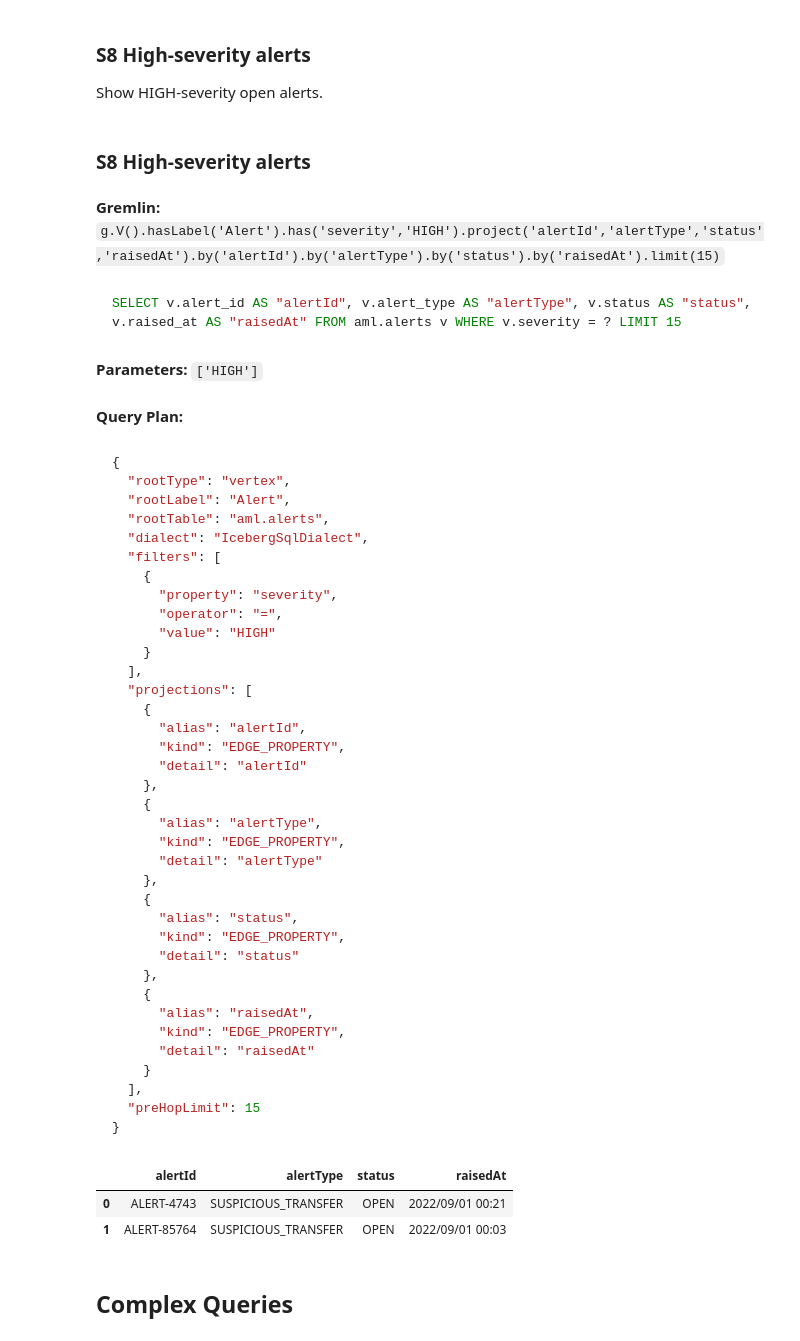
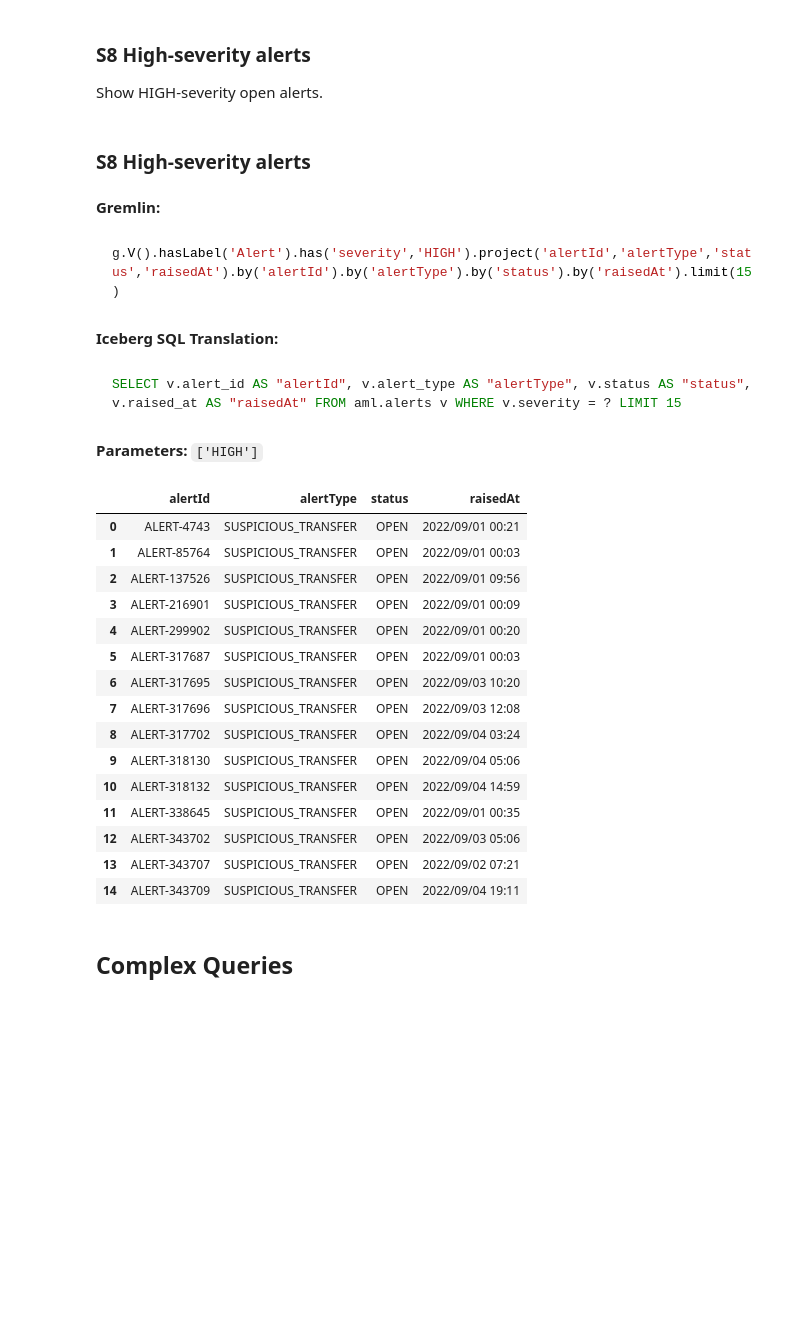
Before and after one commit to vaijosh/graph-query-engine, a Jupyter notebook: aml_iceberg_queries.ipynb, the cells around one changed output. Saved outputs shown, nothing was run; the diff lists cells and outputs as text; code cells hidden in the pictures; blank space fills up the shorter version.

````diff
--- a/aml_iceberg_queries.ipynb
+++ b/aml_iceberg_queries.ipynb
@@ -84,11 +105,14 @@ from pathlib import Path
 BASE_URL = "http://localhost:7000"
 ICEBERG_MAPPING_PATH = str(Path.cwd() / "mappings/iceberg-local-mapping.json")
 ICEBERG_MAPPING_ID = "iceberg-local"
+MAX_ROWS = 1000000
 TRINO_CONTAINER = "iceberg-trino"
 TRINO_SERVER = "http://localhost:8080"
 TRINO_CATALOG = "iceberg"
 TRINO_SCHEMA = "aml"
-SHOW_PLAN = True
+SHOW_PLAN = False
+FORCE_RESEED = False
+FILE_SOURCE_FORMAT = "csv"
 # %%
 def get_sql_explain(gremlin_query: str) -> Dict[str, Any]:
     try:
@@ -520,59 +703,36 @@ SELECT v.country_code AS "countryCode", v.country_name AS "countryName", v.regio
 
 Show HIGH-severity open alerts.
 # %%
-compare_sql_and_iceberg(
-    title='S8 High-severity alerts',
-    gremlin="g.V().hasLabel('Alert').has('severity','HIGH').project('alertId','alertType','status','raisedAt').by('alertId').by('alertType').by('status').by('raisedAt').limit(15)",
-)
+gremlin = "g.V().hasLabel('Alert').has('severity','HIGH').project('alertId','alertType','status','raisedAt').by('alertId').by('alertType').by('status').by('raisedAt').limit(15)"
+result = run_iceberg_query(gremlin, tx_mode=False)
+display_iceberg_result(gremlin, result, title='S8 High-severity alerts', limit=15, tx_mode=False)
 # %% [output]
 ### S8 High-severity alerts
-**Gremlin:** `g.V().hasLabel('Alert').has('severity','HIGH').project('alertId','alertType','status','raisedAt').by('alertId').by('alertType').by('status').by('raisedAt').limit(15)`
+**Gremlin:**
-```sql
-SELECT v.alert_id AS "alertId", v.alert_type AS "alertType", v.status AS "status", v.raised_at AS "raisedAt" FROM aml.alerts v WHERE v.severity = ? LIMIT 15
+```groovy
+g.V().hasLabel('Alert').has('severity','HIGH').project('alertId','alertType','status','raisedAt').by('alertId').by('alertType').by('status').by('raisedAt').limit(15)
 ```
-**Parameters:** `['HIGH']`
+**Iceberg SQL Translation:**
-**Query Plan:**
+```sql
+SELECT v.alert_id AS "alertId", v.alert_type AS "alertType", v.status AS "status", v.raised_at AS "raisedAt" FROM aml.alerts v WHERE v.severity = ? LIMIT 15
+```
-```json
-{
-  "rootType": "vertex",
-  "rootLabel": "Alert",
-  "rootTable": "aml.alerts",
-  "dialect": "IcebergSqlDialect",
-  "filters": [
-    {
-      "property": "severity",
-      "operator": "=",
-      "value": "HIGH"
-    }
-  ],
-  "projections": [
-    {
-      "alias": "alertId",
-      "kind": "EDGE_PROPERTY",
-      "detail": "alertId"
-    },
-    {
-      "alias": "alertType",
-      "kind": "EDGE_PROPERTY",
-      "detail": "alertType"
-    },
-    {
-      "alias": "status",
-      "kind": "EDGE_PROPERTY",
-      "detail": "status"
-    },
-    {
-      "alias": "raisedAt",
-      "kind": "EDGE_PROPERTY",
-      "detail": "raisedAt"
-    }
-  ],
-  "preHopLimit": 15
-}
-```
+**Parameters:** `['HIGH']`
 |  | alertId | alertType | status | raisedAt |
 | 0 | ALERT-4743 | SUSPICIOUS_TRANSFER | OPEN | 2022/09/01 00:21 |
 | 1 | ALERT-85764 | SUSPICIOUS_TRANSFER | OPEN | 2022/09/01 00:03 |
+| 2 | ALERT-137526 | SUSPICIOUS_TRANSFER | OPEN | 2022/09/01 09:56 |
+| 3 | ALERT-216901 | SUSPICIOUS_TRANSFER | OPEN | 2022/09/01 00:09 |
+| 4 | ALERT-299902 | SUSPICIOUS_TRANSFER | OPEN | 2022/09/01 00:20 |
+| 5 | ALERT-317687 | SUSPICIOUS_TRANSFER | OPEN | 2022/09/01 00:03 |
+| 6 | ALERT-317695 | SUSPICIOUS_TRANSFER | OPEN | 2022/09/03 10:20 |
+| 7 | ALERT-317696 | SUSPICIOUS_TRANSFER | OPEN | 2022/09/03 12:08 |
+| 8 | ALERT-317702 | SUSPICIOUS_TRANSFER | OPEN | 2022/09/04 03:24 |
+| 9 | ALERT-318130 | SUSPICIOUS_TRANSFER | OPEN | 2022/09/04 05:06 |
+| 10 | ALERT-318132 | SUSPICIOUS_TRANSFER | OPEN | 2022/09/04 14:59 |
+| 11 | ALERT-338645 | SUSPICIOUS_TRANSFER | OPEN | 2022/09/01 00:35 |
+| 12 | ALERT-343702 | SUSPICIOUS_TRANSFER | OPEN | 2022/09/03 05:06 |
+| 13 | ALERT-343707 | SUSPICIOUS_TRANSFER | OPEN | 2022/09/02 07:21 |
+| 14 | ALERT-343709 | SUSPICIOUS_TRANSFER | OPEN | 2022/09/04 19:11 |
 # %% [markdown]
 ## Complex Queries
 # %% [markdown]
````
Also changed, not shown: parts of 31 cells of this notebook, 18 other files.
